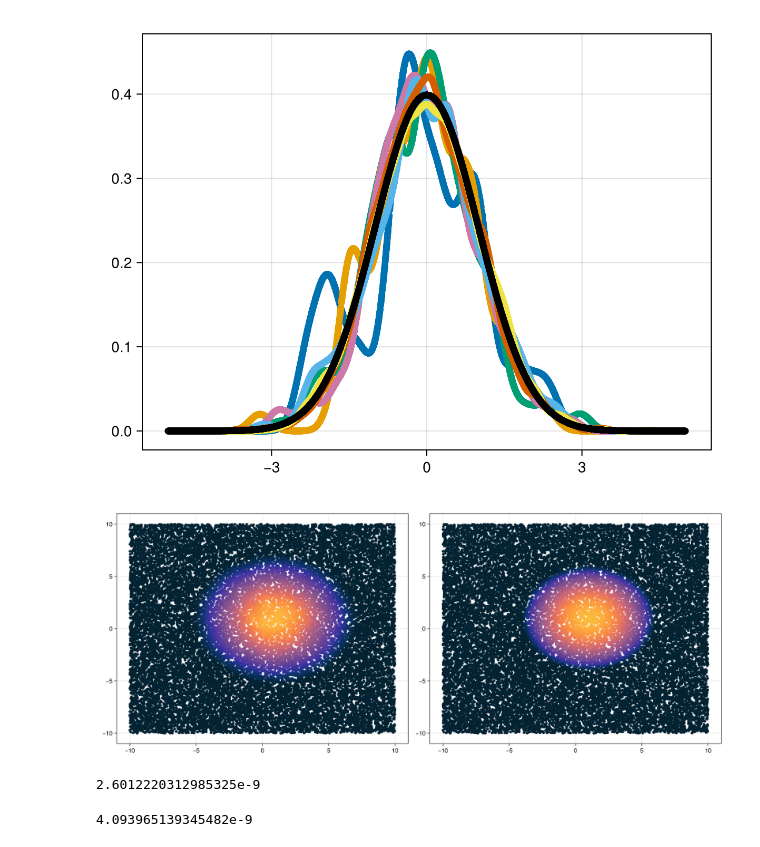
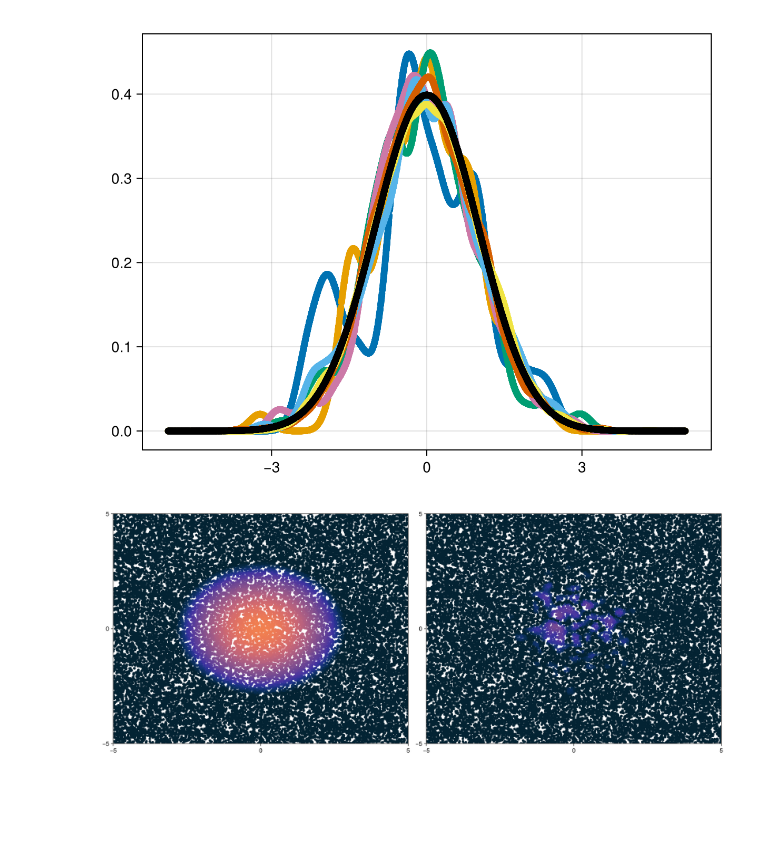
Before and after one commit to ndefilippis/Variable-Kernel-Density-Estimation-Math-Stats-Final-Project-, a Jupyter notebook: VariableKDE.ipynb, the cells around one changed output. Cells and saved outputs as stored; diff of their text form; code cells hidden in the pictures; blank space fills up the shorter version.

```diff
--- a/VariableKDE.ipynb
+++ b/VariableKDE.ipynb
@@ -101,7 +110,7 @@ AMISE ballon:    0.003350951926448872
 AMISE smoothing: 0.002115842578064753
 AMISE fixed:     0.0001428602241912162
 # %%
-d = 8
+d = 1
 Ntrials = 9
 N0 = 50
 
@@ -124,7 +133,10 @@ query_points = rand(query_distribution, N_query_points, d)
 balloon_AMISE          = zeros(Ntrials)
 sample_smoothing_AMISE = zeros(Ntrials)
 fixed_width_AMISE      = zeros(Ntrials)
-
+balloon_pdf_estimate = nothing
+sample_smoothing_pdf_estimate = nothing
+fixed_width_estimate = nothing
+true_pdf_values = nothing
 for i=1:Ntrials
     N = floor(Int, N0*(2)^(i-1))
 
@@ -132,10 +144,9 @@ for i=1:Ntrials
 
     # Choose optimal parameters for the fixed width and variable width schemes
     #h = (4/(d+2))^(2/(d+4))*N^(-2/(d+4))*σ²
-    h = 0.1*N^(-1/5)#(4(σ²)^(5/2)/(3*N))^(1/5)
-    #println(h1)
-    #println(h2)
-    k = floor(Int, sqrt(N))#floor(Int, h^d*N*π^(d/2)/gamma(d/2+1))
+    #k = floor(Int, h^d*N*π^(d/2)/gamma(d/2+1))
+    h = 0.1*N^(-1/(d+4))
+    k = floor(Int, sqrt(N))
     println("N: ", N, ", k: ", k)
 
     # Precompute the distacnes for the sample smoothing scheme
@@ -144,14 +155,12 @@ for i=1:Ntrials
     balloon_pdf_estimate           = balloon_estimate.(eachrow(query_points), Ref(data), k, d, N);
     sample_smoothing_pdf_estimate  = sample_smoothing_estimate.(eachrow(query_points), Ref(data), Ref(data_distances), d, N)
     fixed_width_estimate           = fixed_gaussian_estimate.(eachrow(query_points), Ref(data), h, d, N)
-    #fixed_width_estimate           = fixed_uniform_estimate.(eachrow(query_points), Ref(data), h, d, N)
     true_pdf_values                = true_pdf.(eachrow(query_points));
 
     balloon_AMISE[i]          = sum(abs2.(balloon_pdf_estimate          - true_pdf_values)) * query_volume / N_query_points
     sample_smoothing_AMISE[i] = sum(abs2.(sample_smoothing_pdf_estimate - true_pdf_values)) * query_volume / N_query_points
     fixed_width_AMISE[i]      = sum(abs2.(fixed_width_estimate          - true_pdf_values)) * query_volume / N_query_points
 end
-fixed_width_AMISE
 # %% [output]
 N: 50, k: 7
 N: 100, k: 10
@@ -203,23 +205,16 @@ fig1
 # %% [output]
 [figure]
 # %%
-f = Figure(size=(1500, 600))
-ax2 = Axis(f[1,1])
-ax1 = Axis(f[1,2])
+# Visualization for d=2
+f = Figure(size=(1500, 600), fontsize=24)
+ax1 = Axis(f[1,1], limits=((-5,5), (-5,5)), title=)
+ax2 = Axis(f[1,2], limits=((-5,5), (-5,5)))
 
-scatter!(ax1, query_points[:,1], query_points[:,2], colorrange=(-6,-3), color=log.(true_values), colormap = :thermal)
-scatter!(ax2, query_points[:,1], query_points[:,2], colorrange=(-6,-3), color=log.(pdf_estimate), colormap = :thermal)
+scatter!(ax1, query_points[:,1], query_points[:,2], colorrange=(-6,0), color=log.(abs.(fixed_width_estimate - true_pdf_values)), colormap = :thermal)
+scatter!(ax2, query_points[:,1], query_points[:,2], colorrange=(-6,0), color=log.(true_pdf_values), colormap = :thermal)
 
 #lines!(ax, query_points[1,:][:], true_values)
 
 f
 # %% [output]
-[figure, old version]
+[figure, new version]
-# %%
-sum(true_values)
-# %% [output]
-2.6012220312985325e-9
-# %%
-sum(pdf_estimate)
-# %% [output]
-4.093965139345482e-9
```
Also changed, not shown: parts of 7 cells of this notebook, 7 other files.
